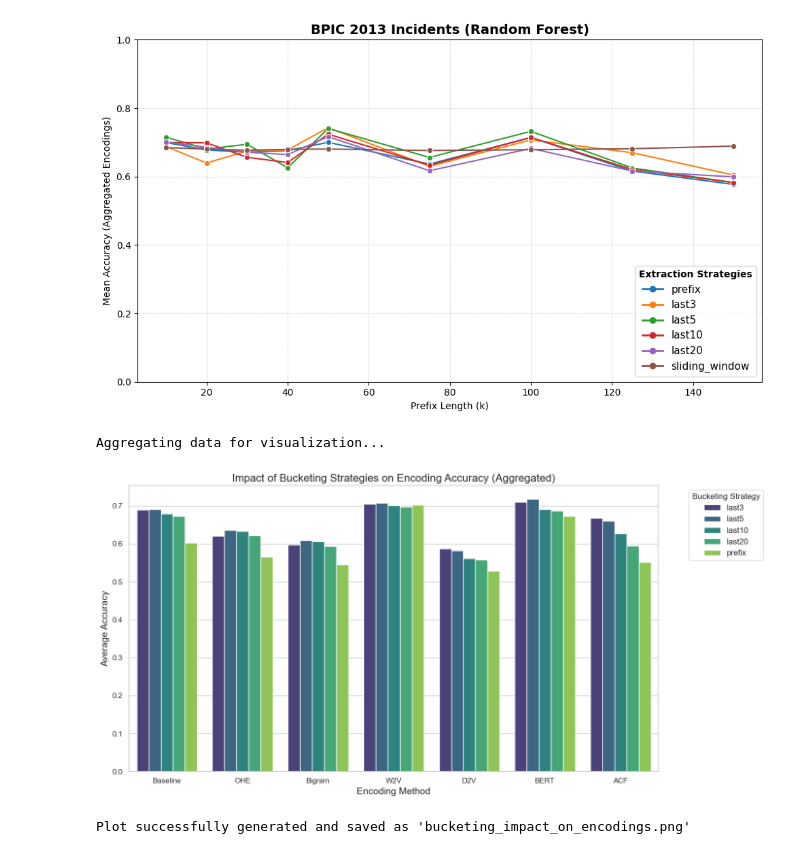
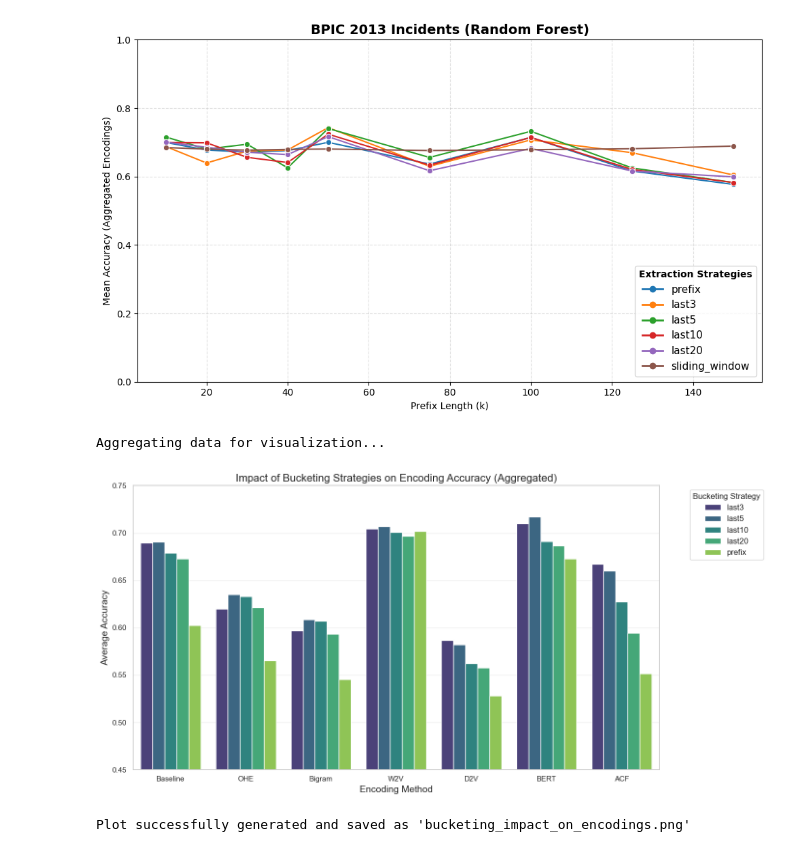
Before and after one commit to GijsCK/Resource-Centric-NAP, a Jupyter notebook: data_analysis.ipynb, the cells around one changed output. Drawn from its saved outputs; the diff is of its cells as text; code cells hidden in the pictures.

Commit message:
Final visualisations, time for cleanup

```diff
--- a/data_analysis.ipynb
+++ b/data_analysis.ipynb
@@ -577,34 +709,36 @@ sns.set_theme(style="whitegrid")
 sns.barplot(
     data=df_agg,
     x='method',
     y='accuracy',
     hue='strategy',
     palette='viridis' # A colorblind-friendly palette
 )
 
 # 5. Format the plot for your thesis
 plt.title('Impact of Bucketing Strategies on Encoding Accuracy (Aggregated)', fontsize=16)
 plt.ylabel('Average Accuracy', fontsize=14)
 plt.xlabel('Encoding Method', fontsize=14)
 
 # Adjust y-limits for better readability if needed (e.g., if all accuracies are between 0.4 and 0.8)
 # plt.ylim(0, 1.0)
 
 # Place the legend outside the plot so it doesn't overlap with the bars
 plt.legend(title='Bucketing Strategy', bbox_to_anchor=(1.05, 1), loc='upper left', fontsize=12, title_fontsize=12)
 
 plt.tight_layout()
 
+plt.ylim(0.45, 0.75)
+
 # Save the plot
 plt.savefig('bucketing_impact_on_encodings.png', dpi=300, bbox_inches='tight')
 
 # Display the plot
 plt.show()
 
 print("Plot successfully generated and saved as 'bucketing_impact_on_encodings.png'")
 # %% [output]
 Aggregating data for visualization...
-[figure, old version]
+[figure, new version]
 Plot successfully generated and saved as 'bucketing_impact_on_encodings.png'
 # %%
 import pandas as pd
```
Also changed, not shown: parts of 5 cells of this notebook, 13 other files.
